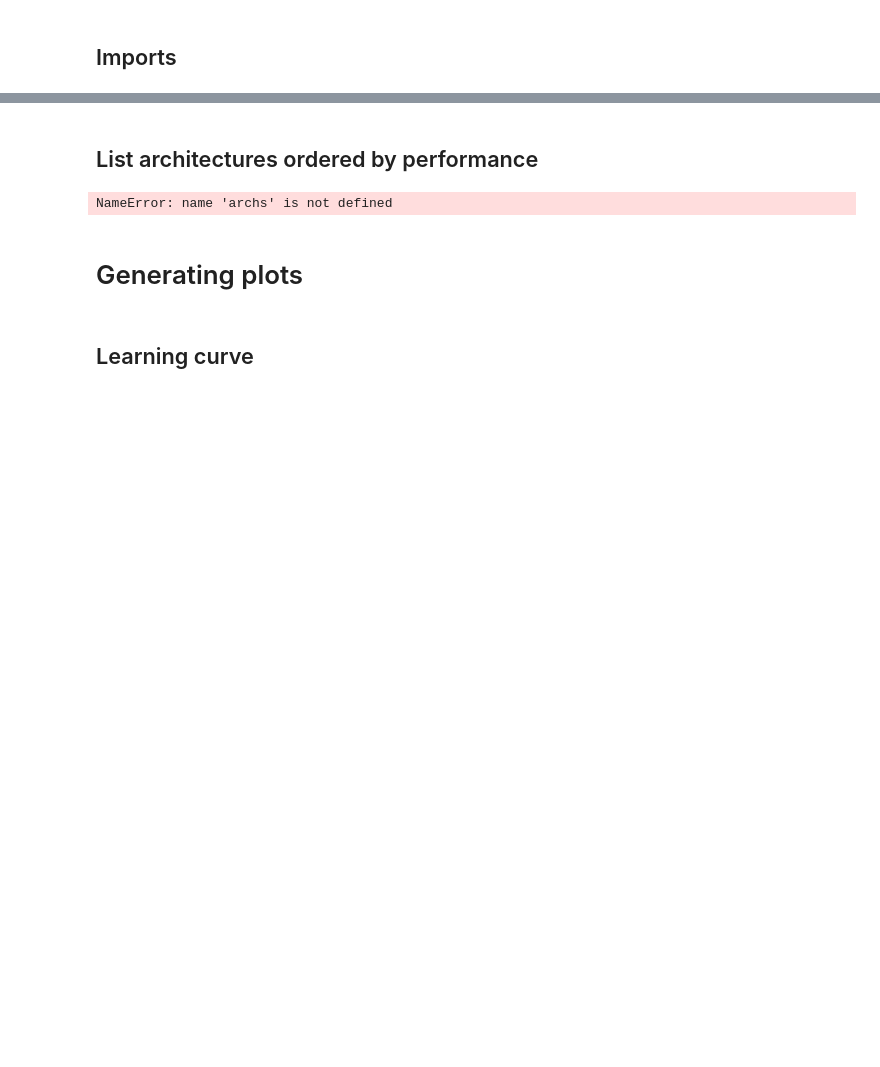
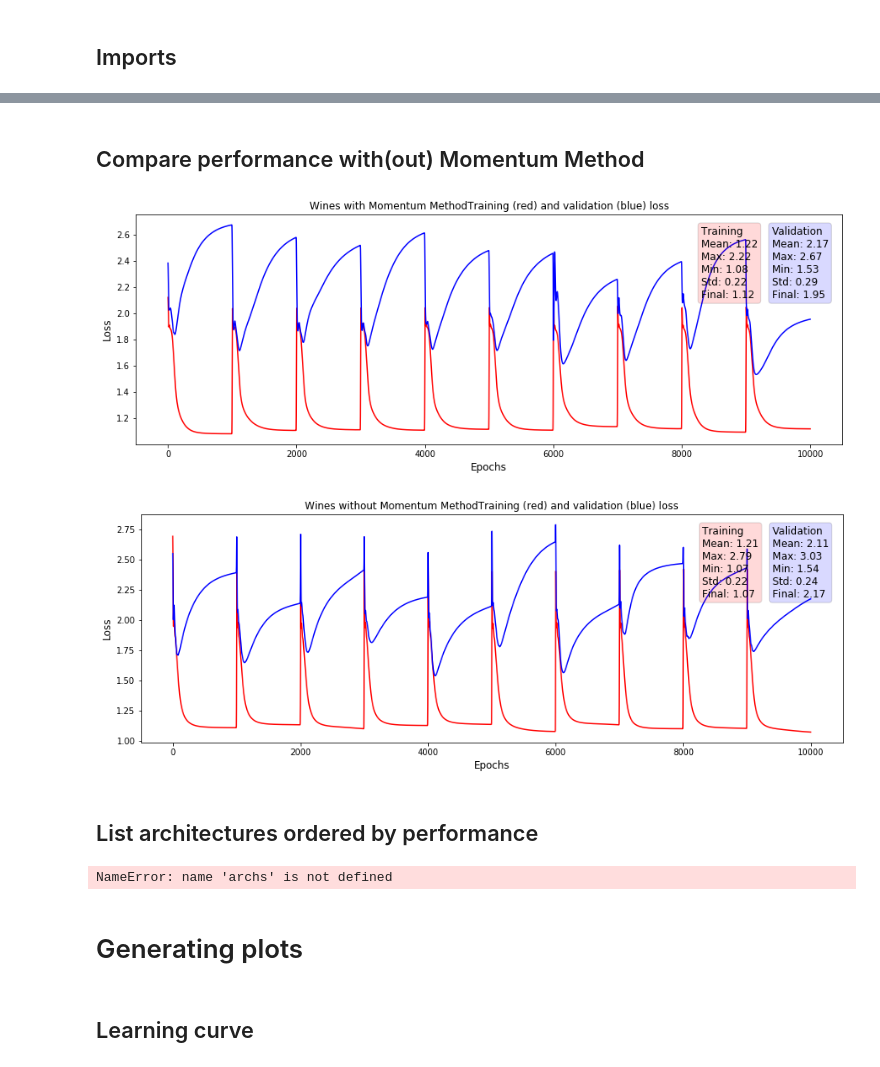
Before and after one commit to chicobentojr/machine-learning, a Jupyter notebook: jupyter/generate-training-plots.ipynb, the cells around one changed output, grey strips where cells are left out. Saved outputs shown, nothing was run; the diff lists cells and outputs as text; code cells hidden in the pictures; blank space fills up the shorter version.

```diff
--- a/jupyter/generate-training-plots.ipynb
+++ b/jupyter/generate-training-plots.ipynb
@@ -6,3 +6,5 @@ import os
 
 import matplotlib.pyplot as plt
 from scipy.ndimage.filters import gaussian_filter1d
+
+FOLDER = '../backpropagation/results'
@@ -15,0 +13,10 @@ DATASETS = {
+# %%
+columns = ['name', 'num_entries', 'num_labels', 'layers']
+values = [
+    ('wines', 13, 3, list([3,4])),
+    ('cancer', 30, 2, list([3])),
+    ('ionosphere', 34, 2, list([3,4])),
+    ('pima', 8, 2, list([3,4]))
+]
+DATASETS = pd.DataFrame(values, columns=columns)
+#print(DATASETS)
@@ -222,9 +152,0 @@ def plot_f1_score(dataframe, dataset_name, smooth_sigma=0.0, output_file=''):
-# %%
-DATASET_NAME = 'Wines'
-#RESULT_FILE = 'data/wines-1000-epochs-without-momentum.csv'
-RESULT_FILE = 'data/wines-100-epochs-final-result.csv'
-OUTPUT_FILE = 'data/{}_f1.png'.format(DATASET_NAME)
-
-df = pd.read_csv(RESULT_FILE)
-
-plot_f1_score(df, DATASET_NAME, smooth_sigma=2, output_file=OUTPUT_FILE)
@@ -233,3 +271,24 @@ plot_f1_score(df, DATASET_NAME, smooth_sigma=2, output_file=OUTPUT_FILE)
+# %% [markdown]
+## Compare performance with(out) Momentum Method
+# %%
+def plot_MM_version(withMM):
+    text = ('' if withMM else 'out')
+
+    result_file = 'data/wines-1000-epochs-with{}-momentum.csv'.format(text)
+    dataframe = pd.read_csv(result_file)
+    title_prefix = 'Wines with{} Momentum Method'.format(text)
+
+    output_file = '{}/learning-curve-wines-with{}-momentum.png'.format(FOLDER, text)
+    #plot_learning_curve(dataframe, smooth_sigma=2.0, output_file=output_file, title_prefix=title_prefix)
+
+    output_file = '{}/training-loss-wines-with{}-momentum.png'.format(FOLDER, text)
+    plot_training_loss(dataframe, smooth_sigma=2.0, output_file=output_file, title_prefix=title_prefix)
+
+plot_MM_version(True)
+plot_MM_version(False)
+# %% [output]
+[figure, added]
+[figure, added]
 # %% [markdown]
 ## List architectures ordered by performance
 # %%
```
Also changed, not shown: parts of 7 cells of this notebook.
